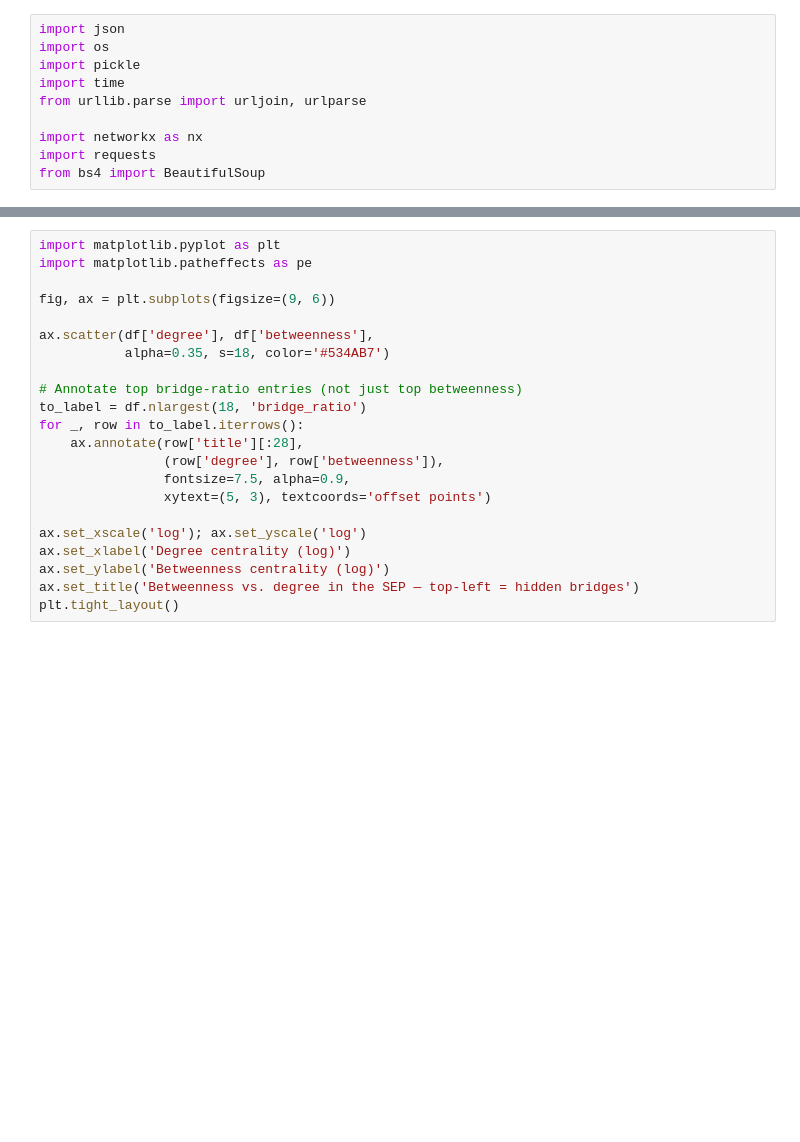
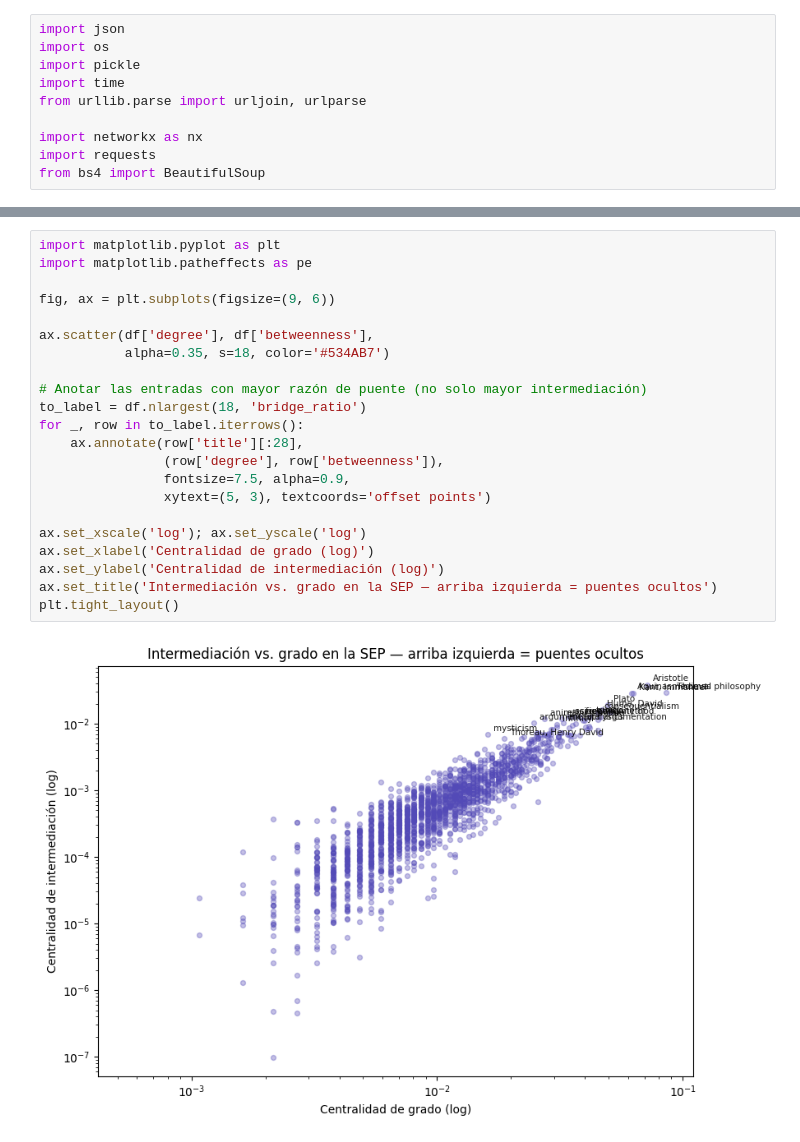
Before and after one commit to naranjo-jd/SEP-Network, a Jupyter notebook: clean.ipynb, the cells around one changed output, grey strips where cells are left out. Saved outputs shown, nothing was run; the diff lists cells and outputs as text; blank space fills up the shorter version.

```diff
--- a/clean.ipynb
+++ b/clean.ipynb
@@ -176,25 +374,27 @@ print(df[df['slug'].isin(prestige_hubs)][['title','betweenness','pagerank']])
 # %%
 import matplotlib.pyplot as plt
 import matplotlib.patheffects as pe
 
 fig, ax = plt.subplots(figsize=(9, 6))
 
 ax.scatter(df['degree'], df['betweenness'],
            alpha=0.35, s=18, color='#534AB7')
 
-# Annotate top bridge-ratio entries (not just top betweenness)
+# Anotar las entradas con mayor razón de puente (no solo mayor intermediación)
 to_label = df.nlargest(18, 'bridge_ratio')
 for _, row in to_label.iterrows():
     ax.annotate(row['title'][:28],
                 (row['degree'], row['betweenness']),
                 fontsize=7.5, alpha=0.9,
                 xytext=(5, 3), textcoords='offset points')
 
 ax.set_xscale('log'); ax.set_yscale('log')
-ax.set_xlabel('Degree centrality (log)')
-ax.set_ylabel('Betweenness centrality (log)')
-ax.set_title('Betweenness vs. degree in the SEP — top-left = hidden bridges')
+ax.set_xlabel('Centralidad de grado (log)')
+ax.set_ylabel('Centralidad de intermediación (log)')
+ax.set_title('Intermediación vs. grado en la SEP — arriba izquierda = puentes ocultos')
 plt.tight_layout()
+# %% [output]
+[figure, added]
 # %%
 import seaborn as sns
 
```
Also changed, not shown: parts of 24 cells of this notebook, 2 other files.
